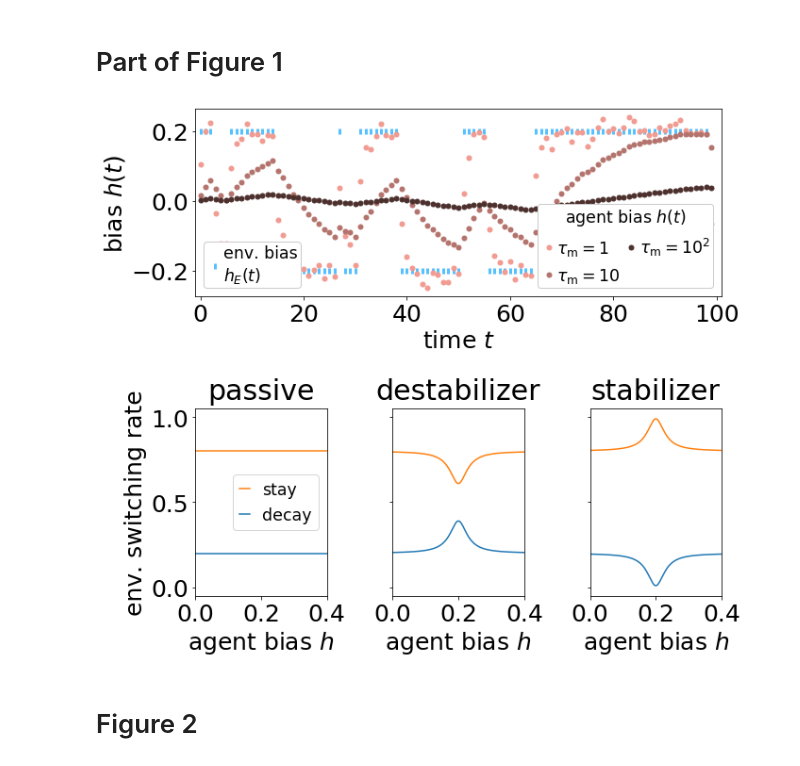
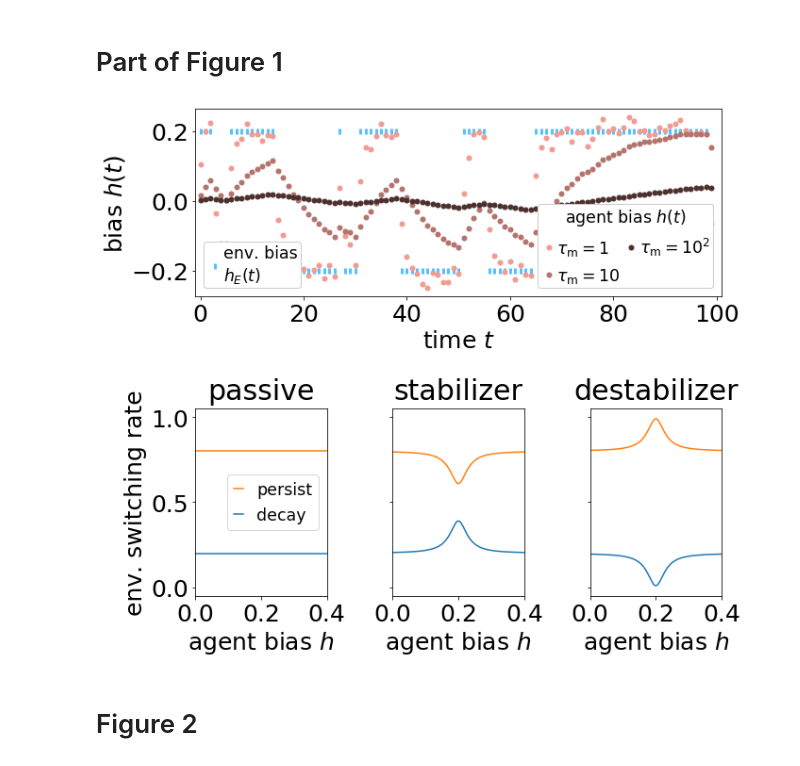
Before and after one commit to eltrompetero/adaptation, a Jupyter notebook: plotting.ipynb, the cells around one changed output. Cells and saved outputs as stored; diff of their text form; code cells hidden in the pictures.

```diff
--- a/plotting.ipynb
+++ b/plotting.ipynb
@@ -108,38 +106,38 @@ hand.append(ax[0].plot(h, zeros_like(h)+1/tau)[0])
 hand.append(ax[0].plot(h, ones_like(h)-1/tau)[0])
 ax[0].set(xlabel=r'agent bias $h$', ylabel=r'env. switching rate')
 ax[0].set_title('passive', pad=10)
-ax[0].legend(hand[::-1], ('stay', 'decay'),
+ax[0].legend(hand[::-1], ('persist', 'decay'),
              fontsize='x-small', handlelength=.6)
 
 # destabilizer
 stay = binary_env_stay_rate(h-h0, tau, vd, -weight)
 decay = 1 - stay
 
 ax[1].plot(h, decay)
 ax[1].plot(h, stay)
 ax[1].set(xlabel=r'agent bias $h$')
-ax[1].set_title('destabilizer', pad=10)
+ax[1].set_title('stabilizer', pad=10)
 
 # stabilizer
 stay = binary_env_stay_rate(h-h0, tau, vs, weight)
 decay = 1 - stay
 
 ax[2].plot(h, decay)
 ax[2].plot(h, stay)
-ax[2].set_title('stabilizer', pad=10)
+ax[2].set_title('destabilizer', pad=10)
 
 
 for a in ax:
     a.set(xlabel=r'agent bias $h$', xlim=(0,.4),
           xticks=(0,.2,.4),
           ylim=(-.05,1.05))
 for a in ax[1:]:
     a.set(yticklabels=[])
 
 
 fig.subplots_adjust(wspace=.5, hspace=.6)
 # %% [output]
-[figure, old version]
+[figure, new version]
 # %%
 fig.savefig(f'{imgdr}/example_and_rates.pdf', bbox_inches='tight')
 # %% [markdown]
```
Also changed, not shown: parts of 11 cells of this notebook, 1 other file.
